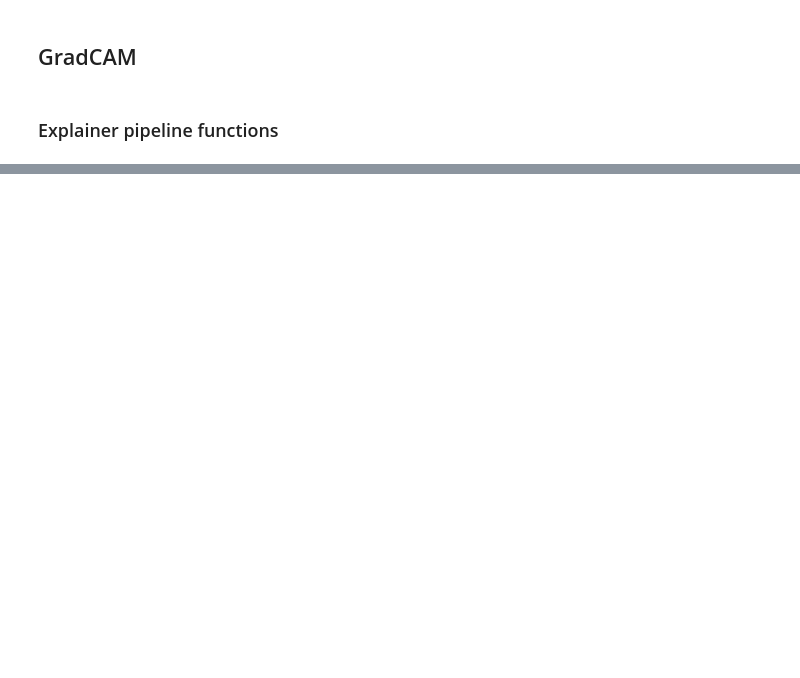
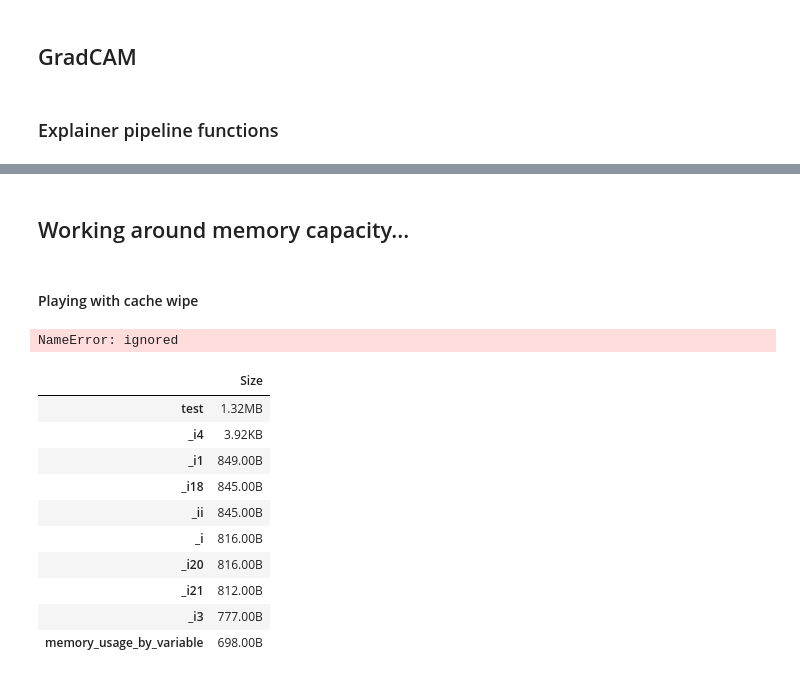
Before and after one commit to chrisporras/xgdiss, a Jupyter notebook: ChrisPorras_GradCAM.ipynb, the cells around one changed output, grey strips where cells are left out. Drawn from its saved outputs; the diff is of its cells as text; code cells hidden in the pictures; blank space fills up the shorter version.

```diff
--- a/ChrisPorras_GradCAM.ipynb
+++ b/ChrisPorras_GradCAM.ipynb
@@ -218,0 +274,4 @@ test = test.iloc[:,1:] # drop unnamed: 0 col
+# %% [markdown]
+## Working around memory capacity...
+# %% [markdown]
+#### Playing with cache wipe
@@ -218,0 +284,41 @@ test = test.iloc[:,1:] # drop unnamed: 0 col
+# %%
+memory_usage_by_variable=pd.DataFrame({k:sys.getsizeof(v) for (k,v) in locals().items()},index=['Size'])
+memory_usage_by_variable=memory_usage_by_variable.T
+memory_usage_by_variable=memory_usage_by_variable.sort_values(by='Size',ascending=False).head(10)
+memory_usage_by_variable.head()
+# %% [output]
+NameError: ignored
+# %%
+def obj_size_fmt(num):
+  if num<10**3:
+      return "{:.2f}{}".format(num,"B")
+  elif ((num>=10**3)&(num<10**6)):
+      return "{:.2f}{}".format(num/(1.024*10**3),"KB")
+  elif ((num>=10**6)&(num<10**9)):
+      return "{:.2f}{}".format(num/(1.024*10**6),"MB")
+  else:
+      return "{:.2f}{}".format(num/(1.024*10**9),"GB")
+
+
+def memory_usage():
+  memory_usage_by_variable=pd.DataFrame({k:sys.getsizeof(v)\
+  for (k,v) in globals().items()},index=['Size'])
+  memory_usage_by_variable=memory_usage_by_variable.T
+  memory_usage_by_variable=memory_usage_by_variable\
+  .sort_values(by='Size',ascending=False).head(10)
+  memory_usage_by_variable['Size']=memory_usage_by_variable['Size'].apply(lambda x: obj_size_fmt(x))
+  return memory_usage_by_variable
+
+memory_usage()
+# %% [output]
+|  | Size |
+| test | 1.32MB |
+| _i4 | 3.92KB |
+| _i1 | 849.00B |
+| _i18 | 845.00B |
+| _ii | 845.00B |
+| _i | 816.00B |
+| _i20 | 816.00B |
+| _i21 | 812.00B |
+| _i3 | 777.00B |
+| memory_usage_by_variable | 698.00B |
```
Also changed, not shown: parts of 21 cells of this notebook.
